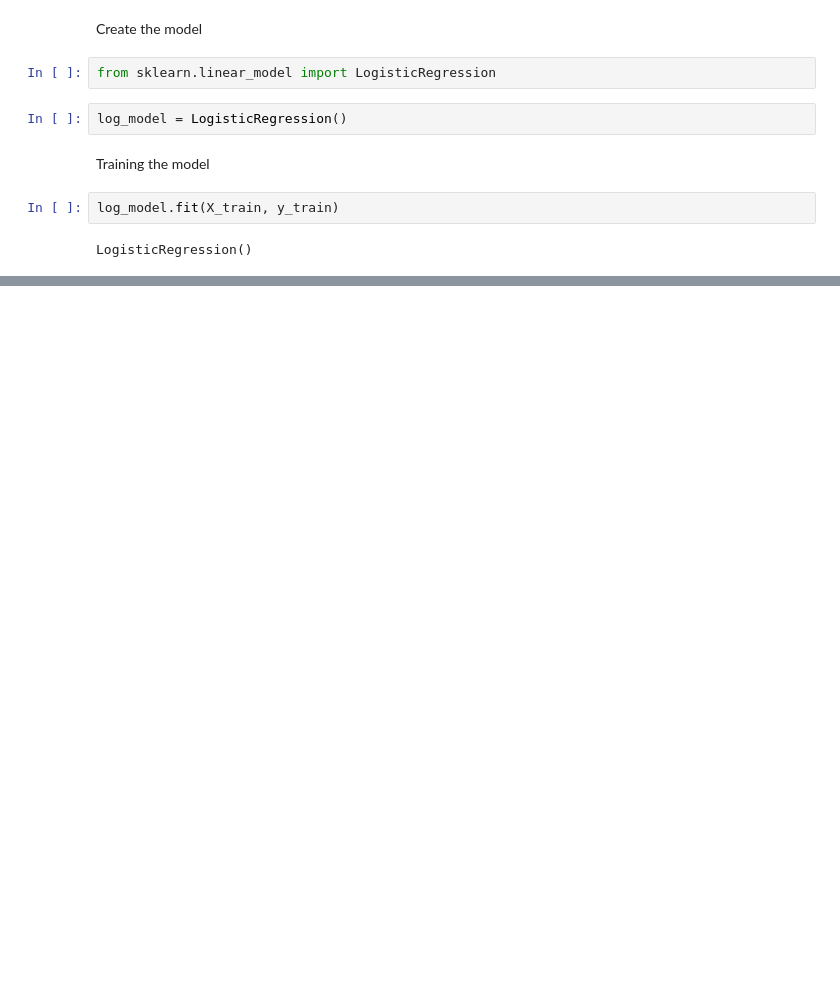
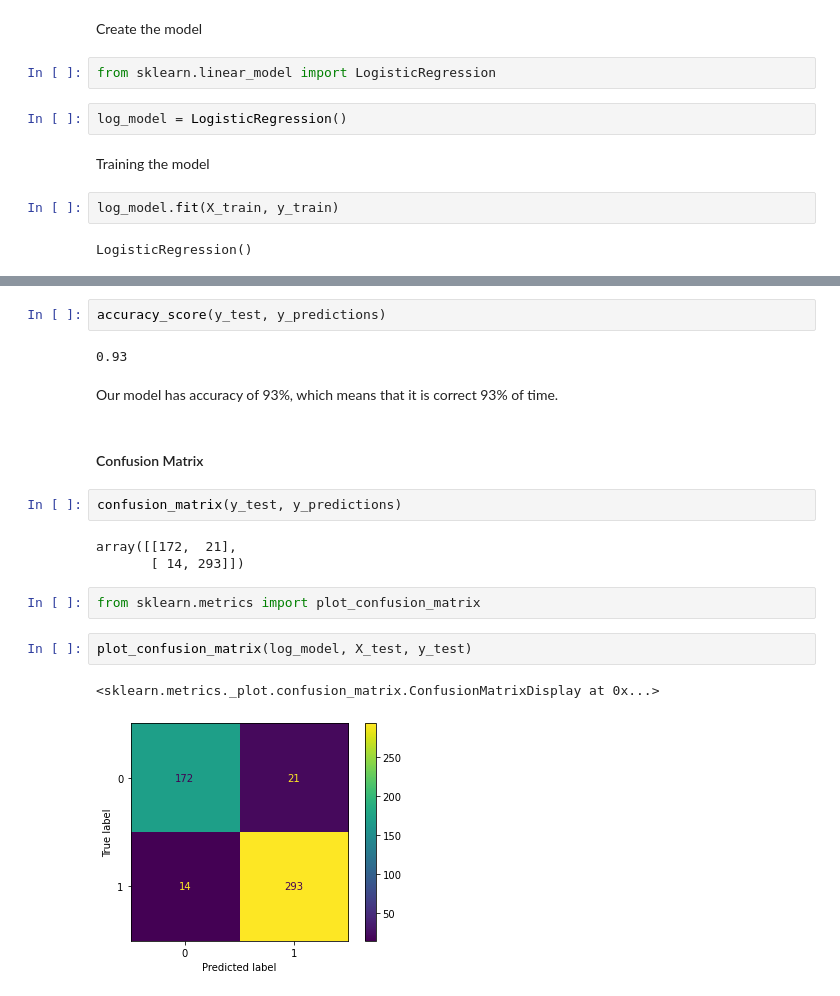
Before and after one commit to Gabrielle-Ribeiro/machine-learning-studies, a Jupyter notebook: logistic regression/Logistic Regression - Binary Classification.ipynb, the cells around one changed output, grey strips where cells are left out. Cells and saved outputs as stored; diff of their text form; blank space fills up the shorter version.

```diff
--- a/logistic regression/Logistic Regression - Binary Classification.ipynb
+++ b/logistic regression/Logistic Regression - Binary Classification.ipynb
@@ -174,0 +198,20 @@ LogisticRegression()
+# %%
+accuracy_score(y_test, y_predictions)
+# %% [output]
+0.93
+# %% [markdown]
+Our model has accuracy of 93%, which means that it is correct 93% of time.
+# %% [markdown]
+#### Confusion Matrix
+# %%
+confusion_matrix(y_test, y_predictions)
+# %% [output]
+array([[172,  21],
+       [ 14, 293]])
+# %%
+from sklearn.metrics import plot_confusion_matrix
+# %%
+plot_confusion_matrix(log_model, X_test, y_test)
+# %% [output]
+<sklearn.metrics._plot.confusion_matrix.ConfusionMatrixDisplay at 0x...>
+[figure, added]
```
Also changed, not shown: parts of 21 cells of this notebook.
